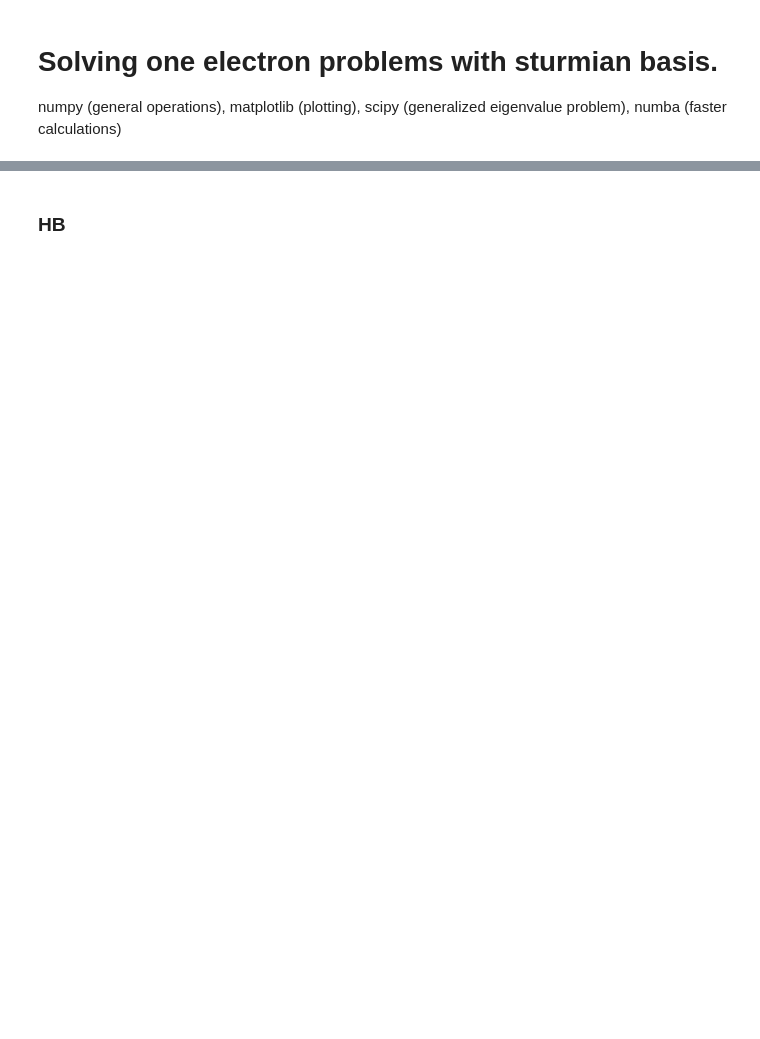
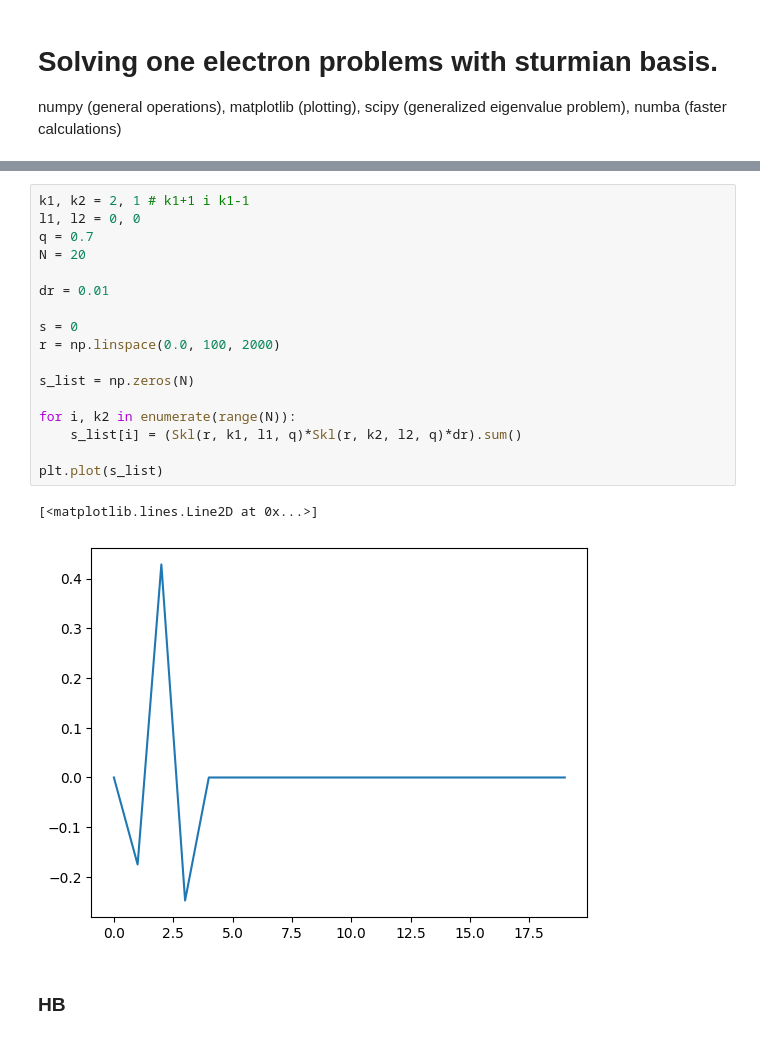
Before and after one commit to Indoxer/sturmian-quantum, a Jupyter notebook: sturmian.ipynb, the cells around one changed output, grey strips where cells are left out. Cells and saved outputs as stored; diff of their text form; blank space fills up the shorter version.

```diff
--- a/sturmian.ipynb
+++ b/sturmian.ipynb
@@ -104,3 +178,23 @@ def V2(r, alpha_c, rc, a1, a2, a3, a4, z):
+# %%
+k1, k2 = 2, 1 # k1+1 i k1-1
+l1, l2 = 0, 0
+q = 0.7
+N = 20
+
+dr = 0.01
+
+s = 0
+r = np.linspace(0.0, 100, 2000)
+
+s_list = np.zeros(N)
+
+for i, k2 in enumerate(range(N)):
+    s_list[i] = (Skl(r, k1, l1, q)*Skl(r, k2, l2, q)*dr).sum()
+
+plt.plot(s_list)
+# %% [output]
+[<matplotlib.lines.Line2D at 0x...>]
+[figure, added]
 # %% [markdown]
 ### HB
 # %%
```
Also changed, not shown: parts of 15 cells of this notebook, 6 other files.
